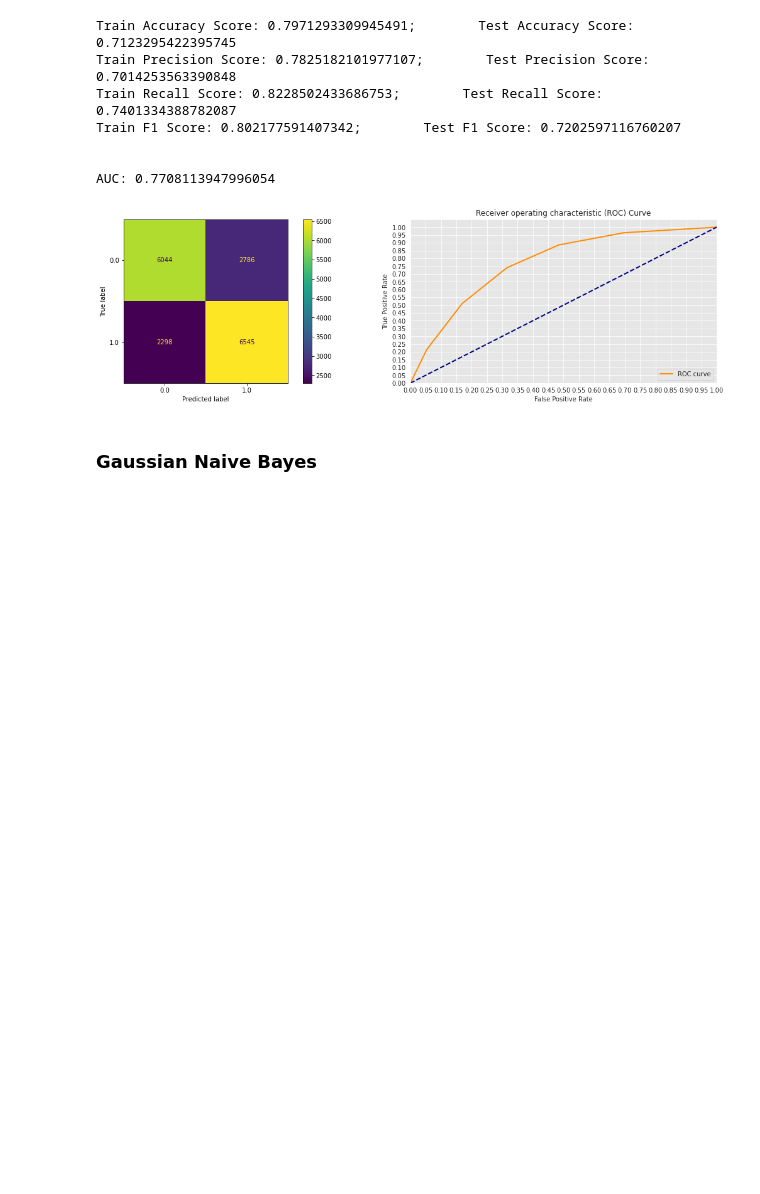
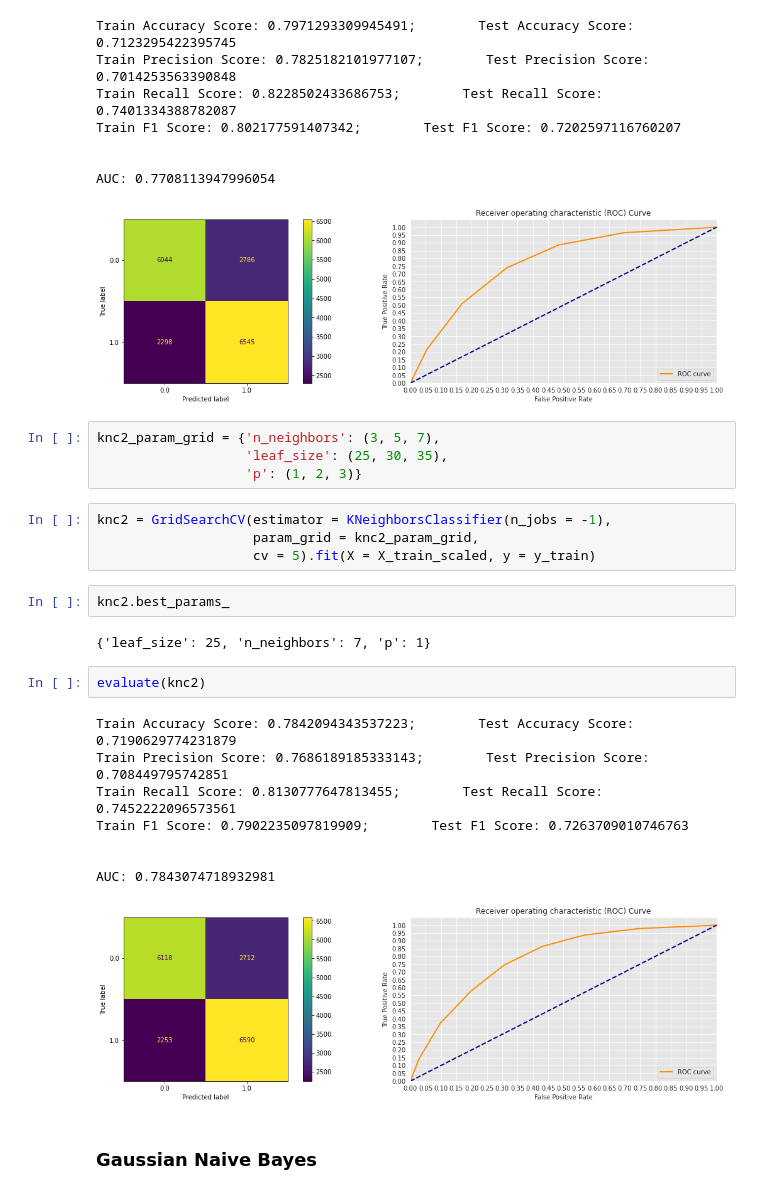
Before and after one commit to ChumpyDuelle/detecting-diabetes-with-machine-learning, a Jupyter notebook: detecting-diabetes-with-machine-learning.ipynb, the cells around one changed output. Saved outputs shown, nothing was run; the diff lists cells and outputs as text; blank space fills up the shorter version.

```diff
--- a/detecting-diabetes-with-machine-learning.ipynb
+++ b/detecting-diabetes-with-machine-learning.ipynb
@@ -1157,6 +1122,29 @@ Train F1 Score: 0.802177591407342;        Test F1 Score: 0.7202597116760207
 
 AUC: 0.7708113947996054
 [figure]
+# %%
+knc2_param_grid = {'n_neighbors': (3, 5, 7),
+                   'leaf_size': (25, 30, 35),
+                   'p': (1, 2, 3)}
+# %%
+knc2 = GridSearchCV(estimator = KNeighborsClassifier(n_jobs = -1),
+                    param_grid = knc2_param_grid,
+                    cv = 5).fit(X = X_train_scaled, y = y_train)
+# %%
+knc2.best_params_
+# %% [output]
+{'leaf_size': 25, 'n_neighbors': 7, 'p': 1}
+# %%
+evaluate(knc2)
+# %% [output]
+Train Accuracy Score: 0.7842094343537223;        Test Accuracy Score: 0.7190629774231879
+Train Precision Score: 0.7686189185333143;        Test Precision Score: 0.708449795742851
+Train Recall Score: 0.8130777647813455;        Test Recall Score: 0.7452222096573561
+Train F1 Score: 0.7902235097819909;        Test F1 Score: 0.7263709010746763
+
+
+AUC: 0.7843074718932981
+[figure, added]
 # %% [markdown]
 ### Gaussian Naive Bayes
 # %%
```
Also changed, not shown: parts of 47 cells of this notebook.
